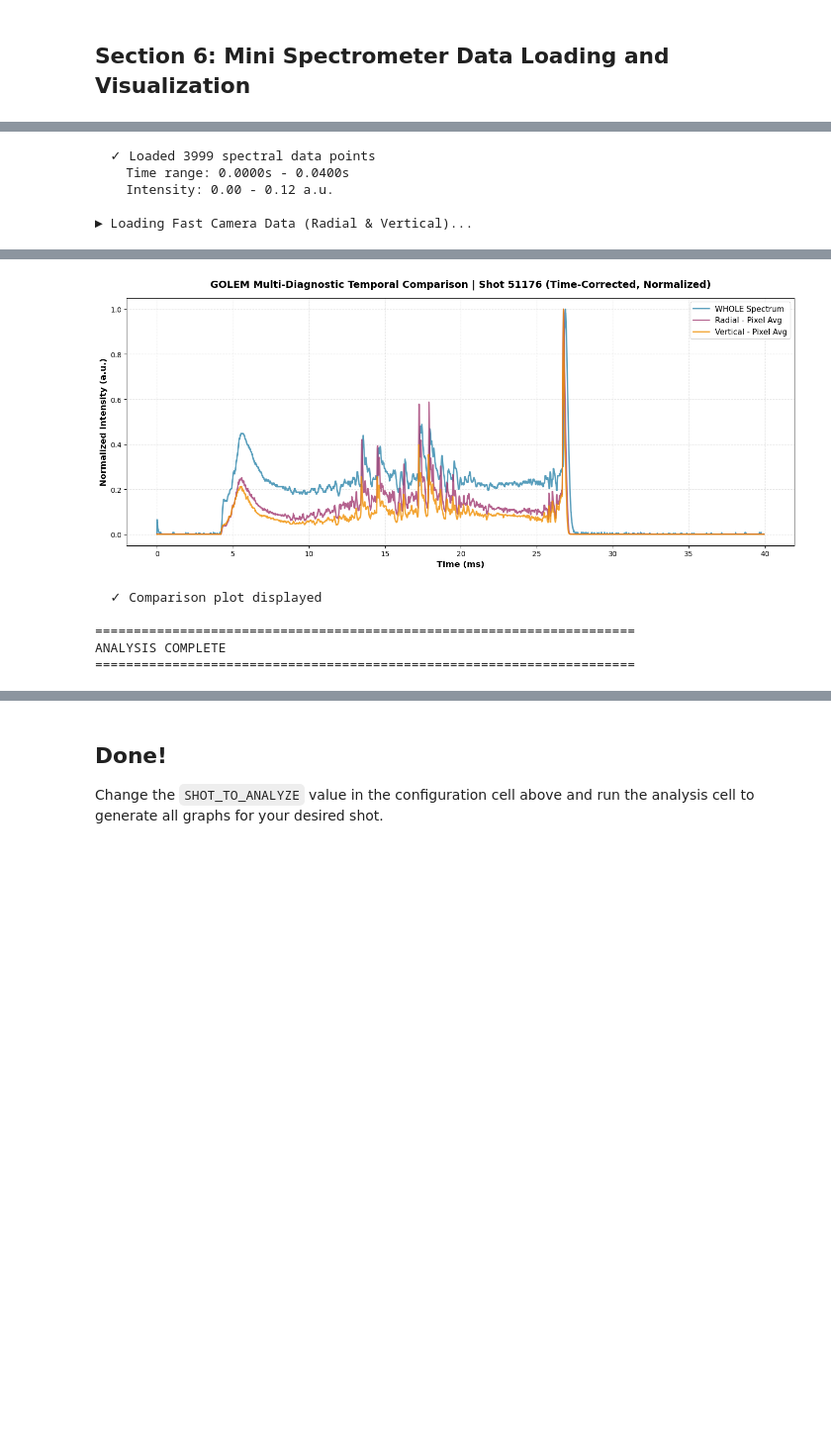
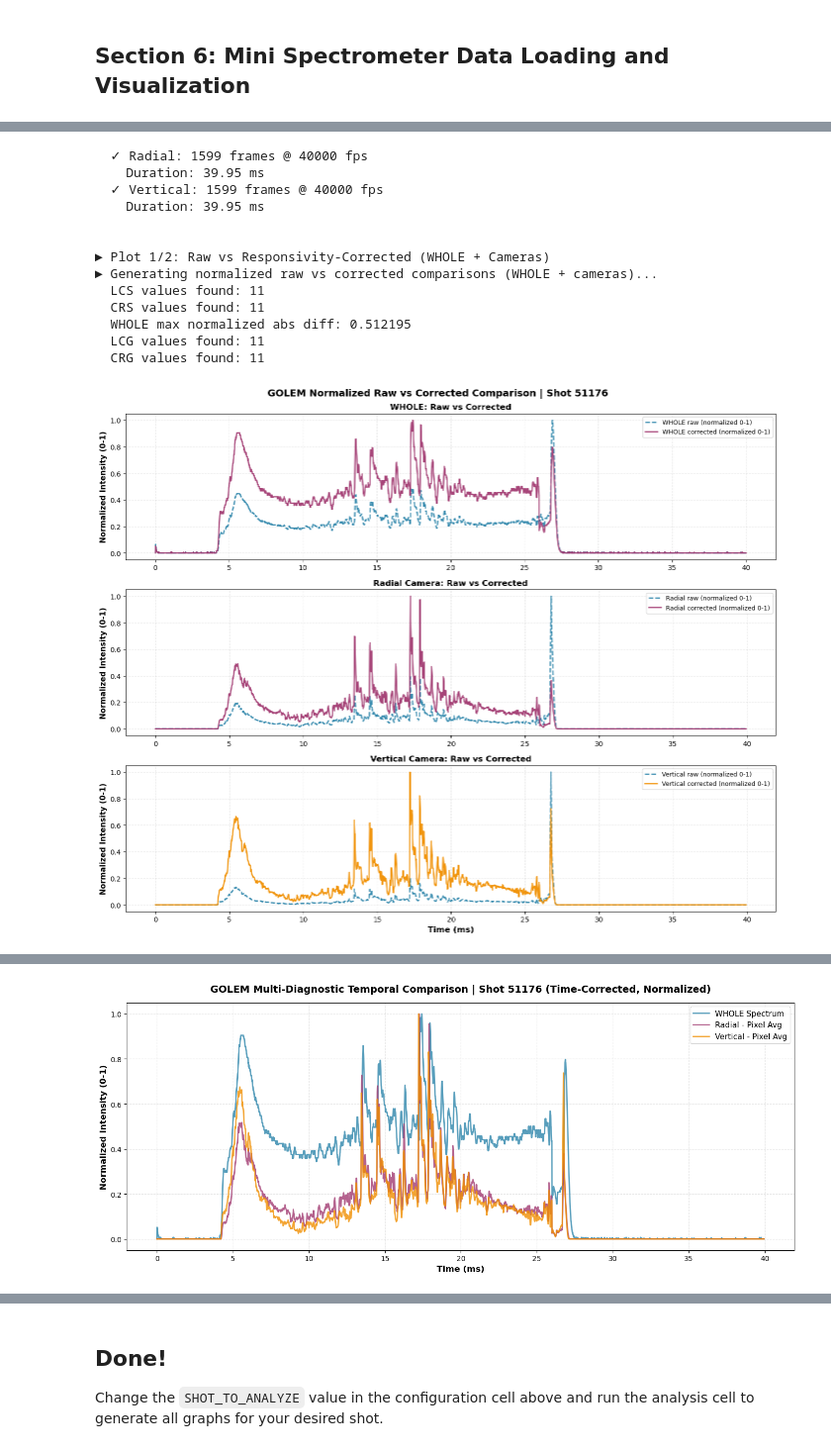
Before and after one commit to stepanhladik/PRPL2025_ZS, a Jupyter notebook: fast_to_cams_absolute.ipynb, the cells around one changed output, grey strips where cells are left out. Shown at 99% size. Drawn from its saved outputs; the diff is of its cells as text; code cells hidden in the pictures; blank space fills up the shorter version.

```diff
--- a/fast_to_cams_absolute.ipynb
+++ b/fast_to_cams_absolute.ipynb
@@ -676,10 +935,15 @@ LOADING MINI SPECTROMETER DATA FOR SHOT 51176
 # %%
-# Load data and generate combined comparison plot
+# Load data and generate comparison plots
 print(f"\n{'='*70}")
 print(f"RUNNING ANALYSIS FOR SHOT {SHOT_TO_ANALYZE}")
 print(f"{'='*70}\n")
 
 data = load_all_data(SHOT_TO_ANALYZE)
+
+print("\n► Plot 1/2: Raw vs Responsivity-Corrected (WHOLE + Cameras)")
+plot_whole_lcs_crs_comparison(data)
+
+print("\n► Plot 2/2: Unified Temporal Comparison (Corrected + Normalized)")
 plot_comparison(data)
 
 print(f"{'='*70}")
@@ -706,5 +992,14 @@ LOADING DATA FOR SHOT 51176
-  ✓ Loaded 3999 spectral data points
-    Time range: 0.0000s - 0.0400s
-    Intensity: 0.00 - 0.12 a.u.
+  ✓ Radial: 1599 frames @ 40000 fps
+    Duration: 39.95 ms
+  ✓ Vertical: 1599 frames @ 40000 fps
+    Duration: 39.95 ms
 
-► Loading Fast Camera Data (Radial & Vertical)...
+
+► Plot 1/2: Raw vs Responsivity-Corrected (WHOLE + Cameras)
+► Generating normalized raw vs corrected comparisons (WHOLE + cameras)...
+  LCS values found: 11
+  CRS values found: 11
+  WHOLE max normalized abs diff: 0.512195
+  LCG values found: 11
+  CRG values found: 11
+[figure, new version]
@@ -727,0 +1023 @@ LOADING DATA FOR SHOT 51176
+[figure, added]
@@ -748,7 +1029 @@ LOADING DATA FOR SHOT 51176
-[figure, old version]
-  ✓ Comparison plot displayed
-
-======================================================================
-ANALYSIS COMPLETE
-======================================================================
 # %%
```
Also changed, not shown: parts of 7 cells of this notebook, 4 other files.
